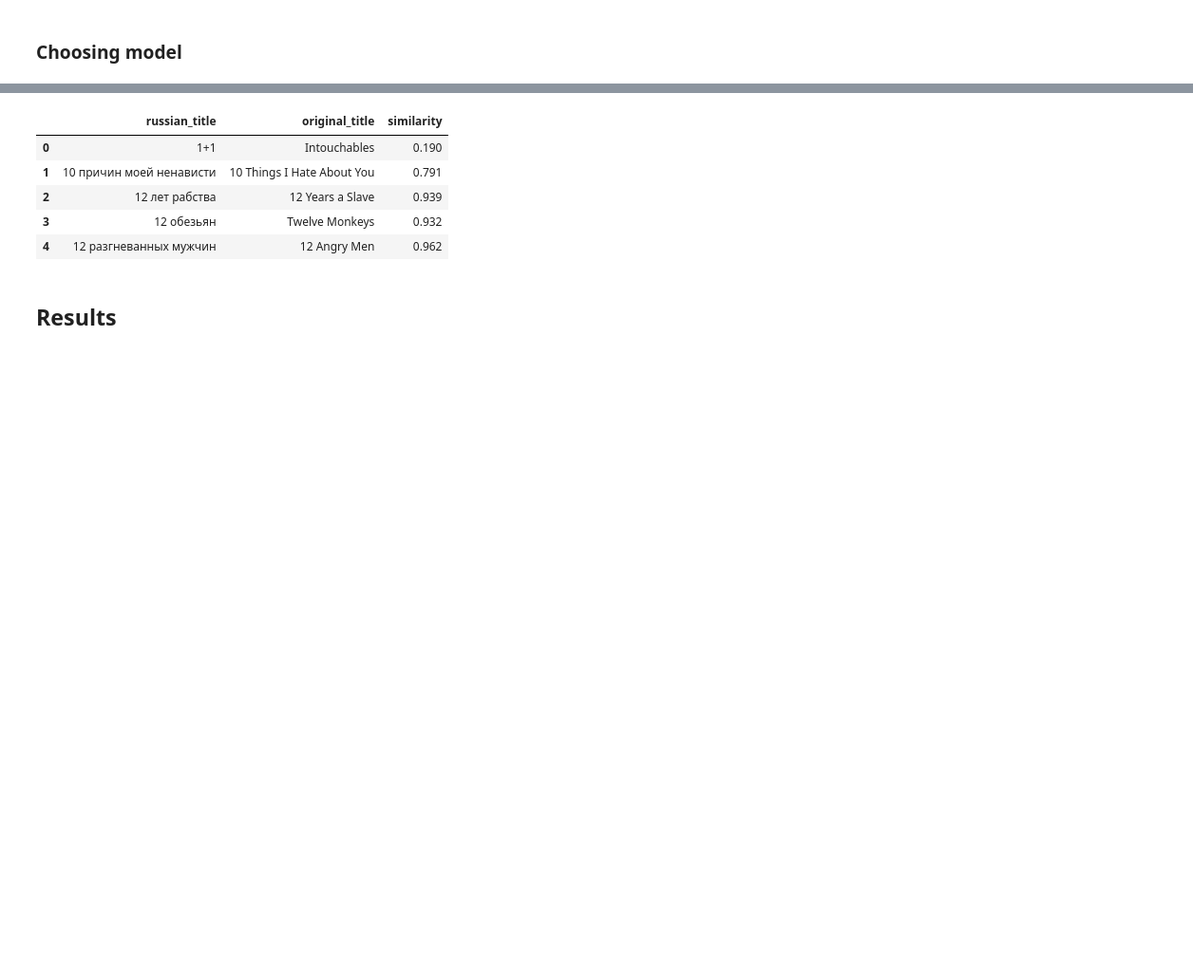
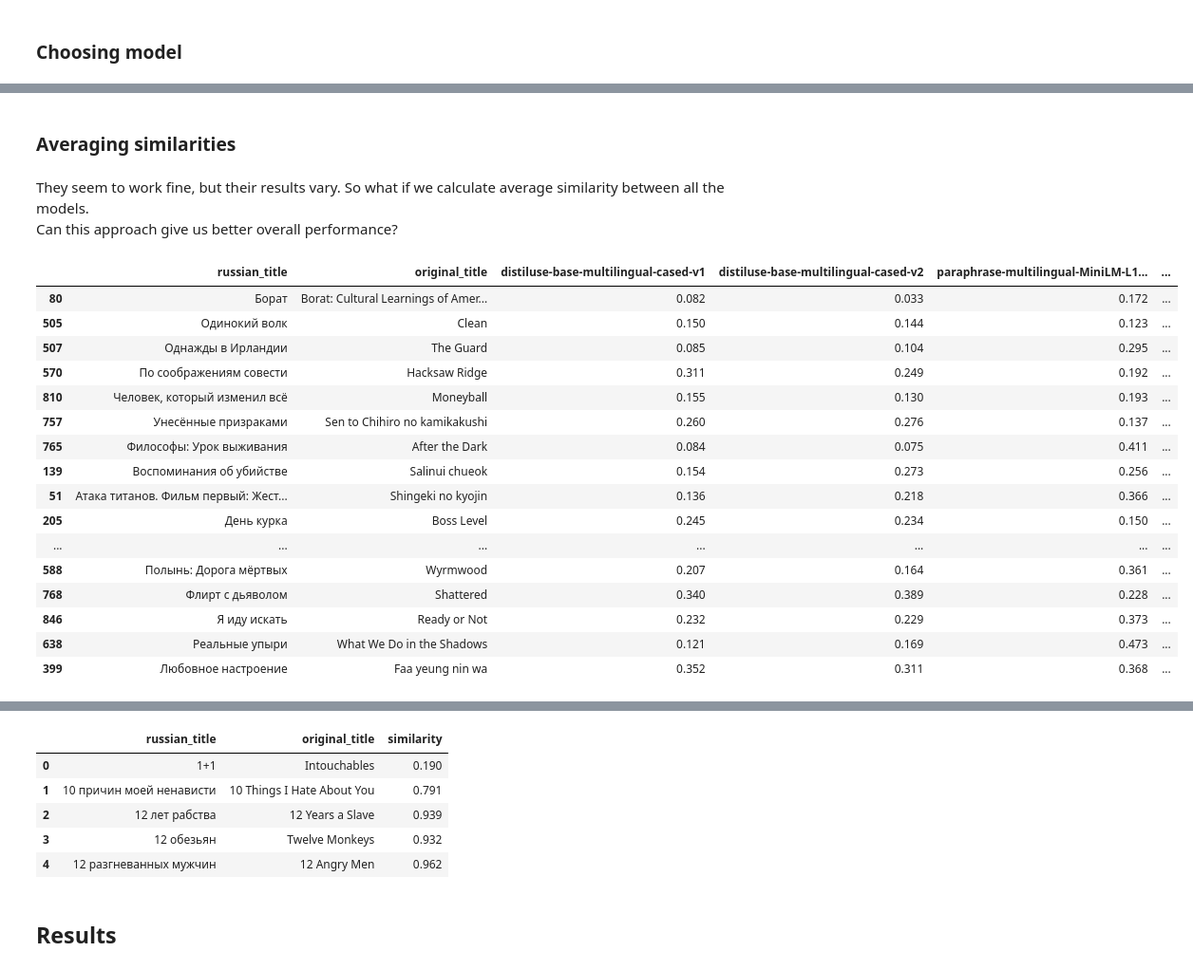
Before and after one commit to Extremesarova/shows_analysis, a Jupyter notebook: analysis/movie_title_translation.ipynb, the cells around one changed output, grey strips where cells are left out. Shown at 95% size. Drawn from its saved outputs; the diff is of its cells as text; code cells hidden in the pictures; blank space fills up the shorter version.

```diff
--- a/analysis/movie_title_translation.ipynb
+++ b/analysis/movie_title_translation.ipynb
@@ -196,0 +322,32 @@ cosine_scores = util.cos_sim(russian_title_embs, original_title_embs)
+# %% [markdown]
+### Averaging similarities
+# %% [markdown]
+They seem to work fine, but their results vary. So what if we calculate average similarity between all the models.
+Can this approach give us better overall performance?
+# %%
+similarity_df.drop("similarity", axis=1, inplace=True, errors='ignore')
+for model_name, similarity_col in similarities.items():
+    similarity_df[model_name] = similarity_col
+
+similarity_df["avg_sim"] = similarity_df[similarities.keys()].mean(axis=1)
+# %%
+with pd.option_context("display.max_rows", None, "display.max_columns", None):
+    display(similarity_df.sort_values(by="avg_sim", ascending=True).iloc[:50])
+# %% [output]
+|  | russian_title | original_title | distiluse-base-multilingual-cased-v1 | distiluse-base-multilingual-cased-v2 | paraphrase-multilingual-MiniLM-L1... | ... |
+| 80 | Борат | Borat: Cultural Learnings of Amer... | 0.082 | 0.033 | 0.172 | ... |
+| 505 | Одинокий волк | Clean | 0.150 | 0.144 | 0.123 | ... |
+| 507 | Однажды в Ирландии | The Guard | 0.085 | 0.104 | 0.295 | ... |
+| 570 | По соображениям совести | Hacksaw Ridge | 0.311 | 0.249 | 0.192 | ... |
+| 810 | Человек, который изменил всё | Moneyball | 0.155 | 0.130 | 0.193 | ... |
+| 757 | Унесённые призраками | Sen to Chihiro no kamikakushi | 0.260 | 0.276 | 0.137 | ... |
+| 765 | Философы: Урок выживания | After the Dark | 0.084 | 0.075 | 0.411 | ... |
+| 139 | Воспоминания об убийстве | Salinui chueok | 0.154 | 0.273 | 0.256 | ... |
+| 51 | Атака титанов. Фильм первый: Жест... | Shingeki no kyojin | 0.136 | 0.218 | 0.366 | ... |
+| 205 | День курка | Boss Level | 0.245 | 0.234 | 0.150 | ... |
+| ... | ... | ... | ... | ... | ... | ... |
+| 588 | Полынь: Дорога мёртвых | Wyrmwood | 0.207 | 0.164 | 0.361 | ... |
+| 768 | Флирт с дьяволом | Shattered | 0.340 | 0.389 | 0.228 | ... |
+| 846 | Я иду искать | Ready or Not | 0.232 | 0.229 | 0.373 | ... |
+| 638 | Реальные упыри | What We Do in the Shadows | 0.121 | 0.169 | 0.473 | ... |
+| 399 | Любовное настроение | Faa yeung nin wa | 0.352 | 0.311 | 0.368 | ... |
```
Also changed, not shown: parts of 38 cells of this notebook, 1 other file.
